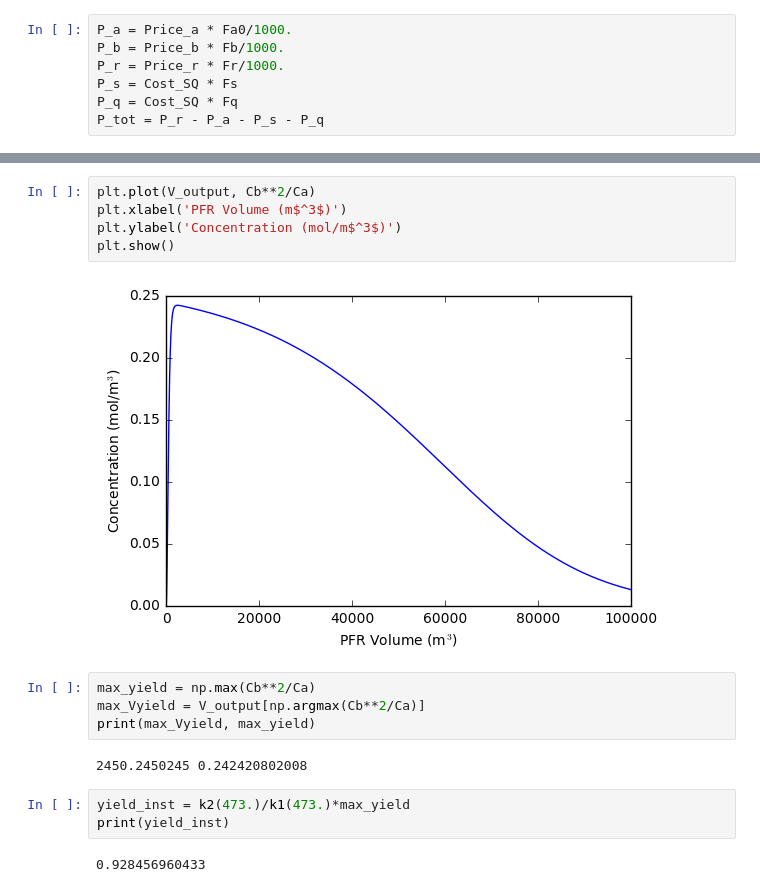
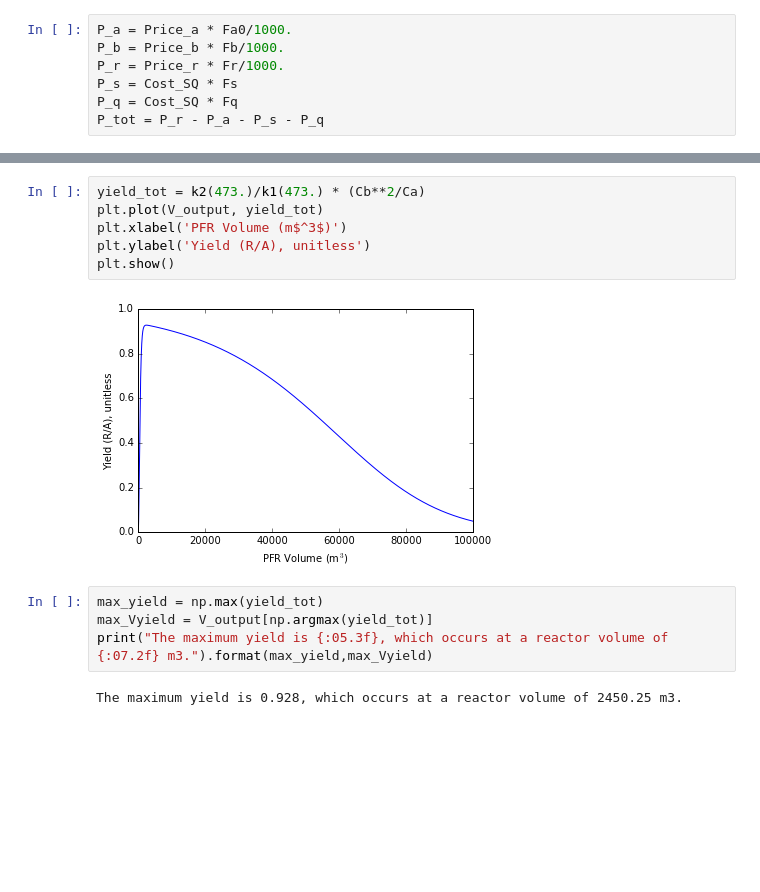
Before and after one commit to dbaugher/BSMSolutions, a Jupyter notebook: BS-MS Solutions Kinetics Project.ipynb, the cells around one changed output, grey strips where cells are left out. Drawn from its saved outputs; the diff is of its cells as text; blank space fills up the shorter version.

```diff
--- a/BS-MS Solutions Kinetics Project.ipynb
+++ b/BS-MS Solutions Kinetics Project.ipynb
@@ -142,18 +147,14 @@ plt.show()
 # %%
-plt.plot(V_output, Cb**2/Ca)
+yield_tot = k2(473.)/k1(473.) * (Cb**2/Ca)
+plt.plot(V_output, yield_tot)
 plt.xlabel('PFR Volume (m$^3$)')
-plt.ylabel('Concentration (mol/m$^3$)')
+plt.ylabel('Yield (R/A), unitless')
 plt.show()
 # %% [output]
-[figure, old version]
+[figure, new version]
-# %%
-max_yield = np.max(Cb**2/Ca)
-max_Vyield = V_output[np.argmax(Cb**2/Ca)]
-print(max_Vyield, max_yield)
-# %% [output]
-2450.2450245 0.242420802008
-# %%
-yield_inst = k2(473.)/k1(473.)*max_yield
-print(yield_inst)
-# %% [output]
-0.928456960433
+# %%
+max_yield = np.max(yield_tot)
+max_Vyield = V_output[np.argmax(yield_tot)]
+print("The maximum yield is {:05.3f}, which occurs at a reactor volume of {:07.2f} m3.").format(max_yield,max_Vyield)
+# %% [output]
+The maximum yield is 0.928, which occurs at a reactor volume of 2450.25 m3.
```
Also changed, not shown: parts of 8 cells of this notebook, 2 other files.
